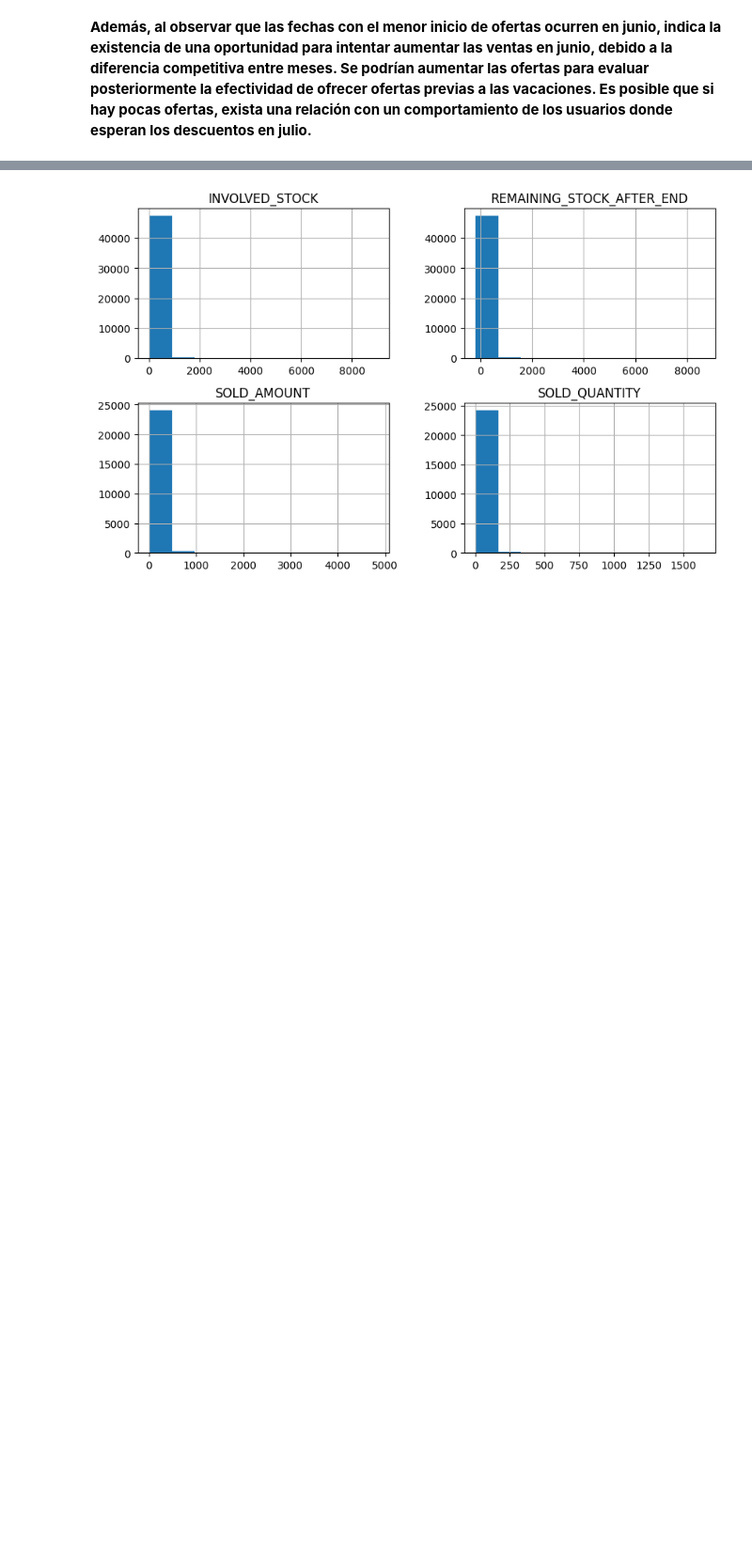
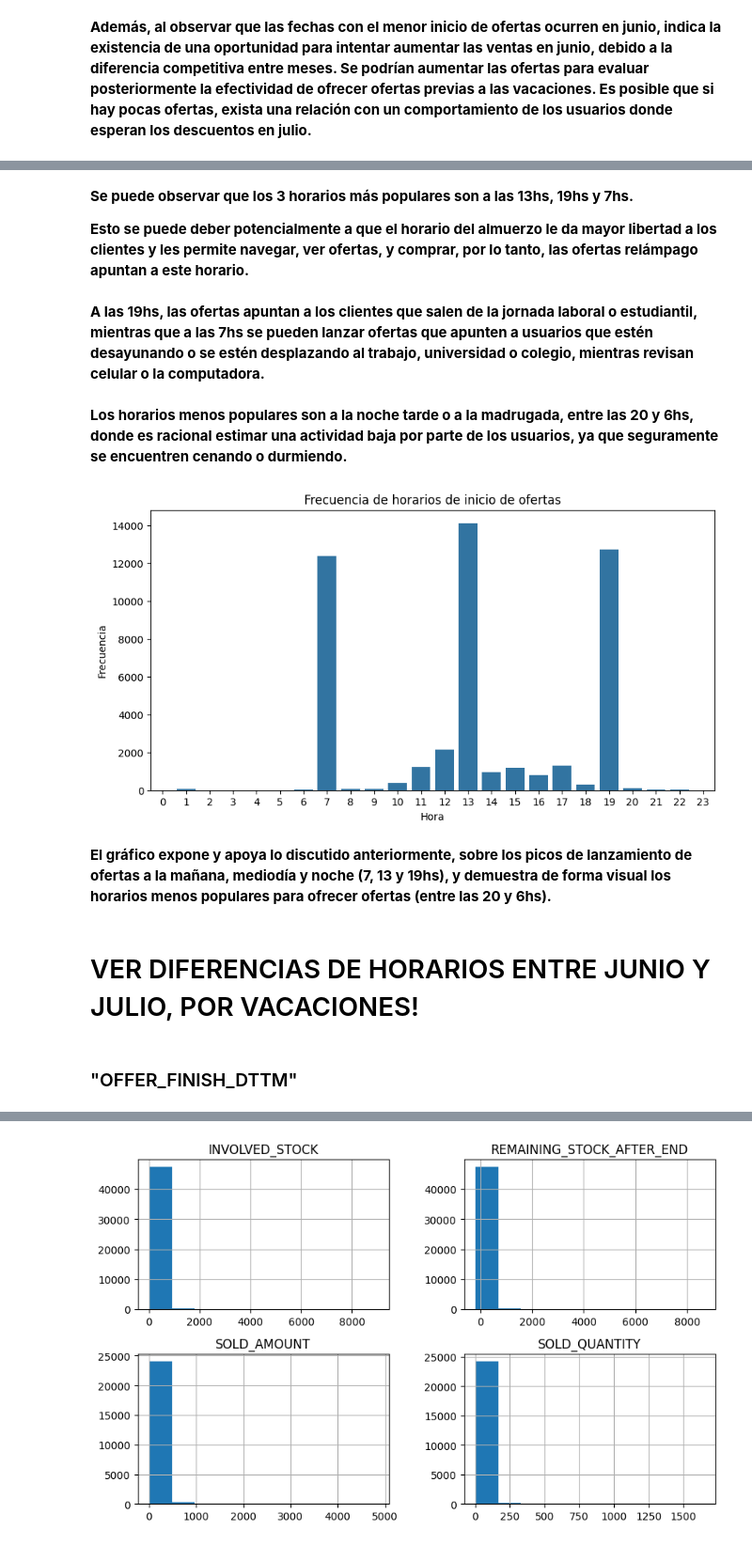
Before and after one commit to plijtmaer/ds-de-challenge, a Jupyter notebook: Notebooks/eda.ipynb, the cells around one changed output, grey strips where cells are left out. Shown: that part at 94% size. Cells and saved outputs as stored; diff of their text form; code cells hidden in the pictures; blank space fills up the shorter version.

Commit message:
Análisis de algunas columnas en EDA

```diff
--- a/Notebooks/eda.ipynb
+++ b/Notebooks/eda.ipynb
@@ -237,0 +289,12 @@ df["OFFER_START_DATE"]
+# %%
+# Convertir columna "OFFER_START_DTTM" a tipo Datetime
+df["OFFER_START_DTTM"] = pd.to_datetime(df["OFFER_START_DTTM"])
+
+# Crear columna para verificación
+df["OFFER_START_DTTM_DATE"] = df["OFFER_START_DTTM"].copy()
+
+# Extraer fecha sin timestamp
+df["OFFER_START_DTTM_DATE"] = df["OFFER_START_DTTM_DATE"].dt.date
+
+# Verificar
+df["OFFER_START_DTTM_DATE"].head(3)
@@ -237,0 +311,9 @@ df["OFFER_START_DATE"]
+# %%
+# Imprimir columnas
+print(df.columns)
+
+# Droppear columna adicional
+df.drop(columns="OFFER_START_DTTM_DATE", inplace=True)
+
+# Verificar
+df.columns
@@ -237,0 +339,7 @@ df["OFFER_START_DATE"]
+# %%
+# Crear columna con timestamp
+df["OFFER_START_DTTM_H"] = df["OFFER_START_DTTM"].copy()
+df["OFFER_START_DTTM_H"] = df["OFFER_START_DTTM_H"].dt.hour
+
+# Verificar
+df["OFFER_START_DTTM_H"].head(3)
@@ -237,0 +356,4 @@ df["OFFER_START_DATE"]
+# %%
+# Evaluar horarios más populares
+frec_offer_start_h = df["OFFER_START_DTTM_H"].value_counts()
+frec_offer_start_h
@@ -237,0 +378,23 @@ df["OFFER_START_DATE"]
+# %% [markdown]
+**Se puede observar que los 3 horarios más populares son a las 13hs, 19hs y 7hs.**
+
+**Esto se puede deber potencialmente a que el horario del almuerzo le da mayor libertad a los clientes y les permite navegar, ver ofertas, y comprar, por lo tanto, las ofertas relámpago apuntan a este horario.**
+# %% [markdown]
+**A las 19hs, las ofertas apuntan a los clientes que salen de la jornada laboral o estudiantil, mientras que a las 7hs se pueden lanzar ofertas que apunten a usuarios que estén desayunando o se estén desplazando al trabajo, universidad o colegio, mientras revisan celular o la computadora.**
+# %% [markdown]
+**Los horarios menos populares son a la noche tarde o a la madrugada, entre las 20 y 6hs, donde es racional estimar una actividad baja por parte de los usuarios, ya que seguramente se encuentren cenando o durmiendo.**
+# %%
+# Evaluar distribución de "OFFER_START_DTTM_H"
+plt.figure(figsize=(10,5))
+plt.title("Frecuencia de horarios de inicio de ofertas")
+plt.xlabel("Hora")
+plt.ylabel("Frecuencia")
+sns.barplot(x=frec_offer_start_h.index, y=frec_offer_start_h.values);
+# %% [output]
+[figure, added]
+# %% [markdown]
+**El gráfico expone y apoya lo discutido anteriormente, sobre los picos de lanzamiento de ofertas a la mañana, mediodía y noche (7, 13 y 19hs), y demuestra de forma visual los horarios menos populares para ofrecer ofertas (entre las 20 y 6hs).**
+# %% [markdown]
+# VER DIFERENCIAS DE HORARIOS ENTRE JUNIO Y JULIO, POR VACACIONES!
+# %% [markdown]
+### "OFFER_FINISH_DTTM"
```
Also changed, not shown: parts of 54 cells of this notebook.
